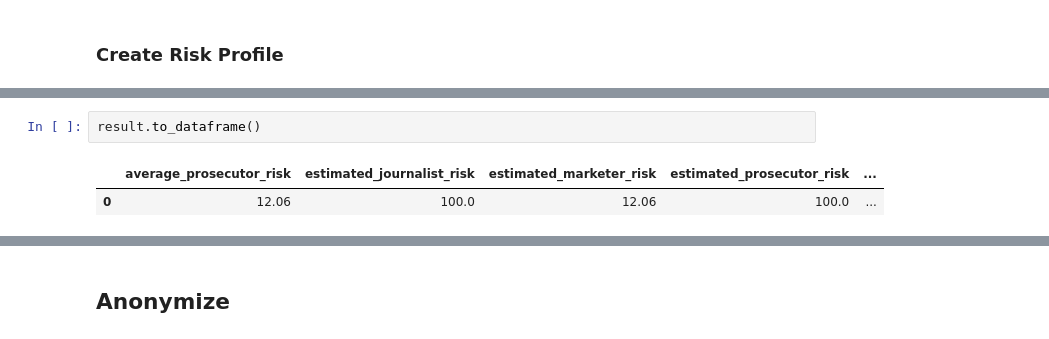
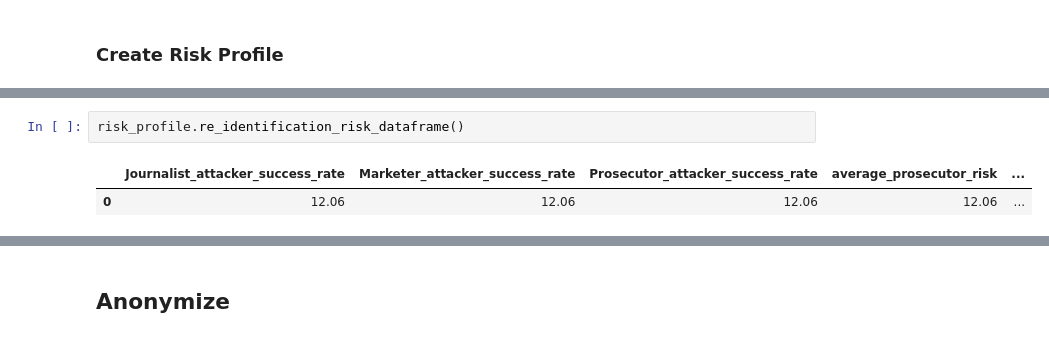
Before and after one commit to oslomet-arx-as-a-service/example-pyaaas-project, a Jupyter notebook: notebooks/dummy-data-example-anonymization-with-k4-notebook-with-new-api_14.03.19.ipynb, the cells around one changed output, grey strips where cells are left out. Saved outputs shown, nothing was run; the diff lists cells and outputs as text.

```diff
--- a/notebooks/dummy-data-example-anonymization-with-k4-notebook-with-new-api_14.03.19.ipynb
+++ b/notebooks/dummy-data-example-anonymization-with-k4-notebook-with-new-api_14.03.19.ipynb
@@ -123,5 +101,5 @@ result._metrics
-# %%
-result.to_dataframe()
-# %% [output]
-|  | average_prosecutor_risk | estimated_journalist_risk | estimated_marketer_risk | estimated_prosecutor_risk | ... |
-| 0 | 12.06 | 100.0 | 12.06 | 100.0 | ... |
+# %%
+risk_profile.re_identification_risk_dataframe()
+# %% [output]
+|  | Journalist_attacker_success_rate | Marketer_attacker_success_rate | Prosecutor_attacker_success_rate | average_prosecutor_risk | ... |
+| 0 | 12.06 | 12.06 | 12.06 | 12.06 | ... |
```
Also changed, not shown: parts of 13 cells of this notebook.
